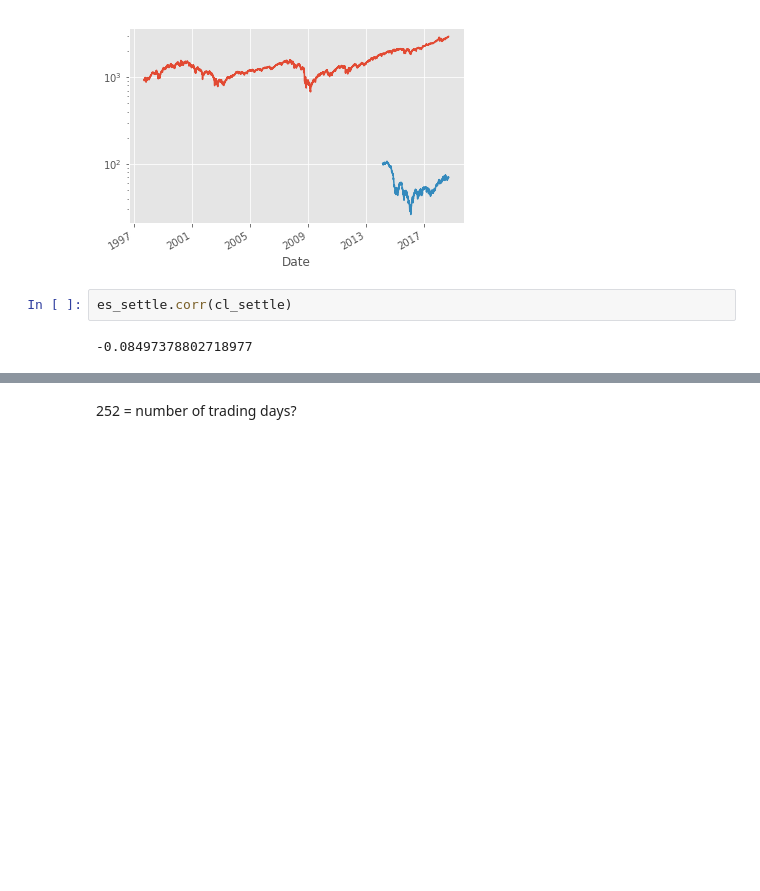
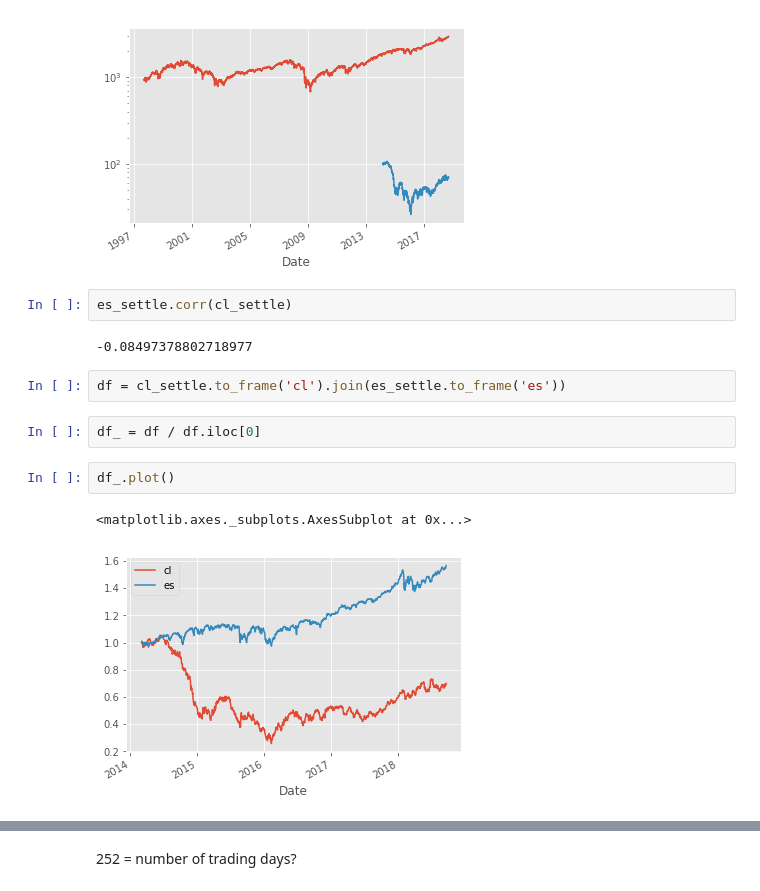
Before and after one commit to ubreu/jupyter-quandl, a Jupyter notebook: quandl_crude_oil.ipynb, the cells around one changed output, grey strips where cells are left out. Drawn from its saved outputs; the diff is of its cells as text; blank space fills up the shorter version.

```diff
--- a/quandl_crude_oil.ipynb
+++ b/quandl_crude_oil.ipynb
@@ -70,3 +83,12 @@ plt.yscale('log')
 es_settle.corr(cl_settle)
 # %% [output]
 -0.08497378802718977
+# %%
+df = cl_settle.to_frame('cl').join(es_settle.to_frame('es'))
+# %%
+df_ = df / df.iloc[0]
+# %%
+df_.plot()
+# %% [output]
+<matplotlib.axes._subplots.AxesSubplot at 0x...>
+[figure, added]
```
Also changed, not shown: parts of 12 cells of this notebook, 2 other files.
